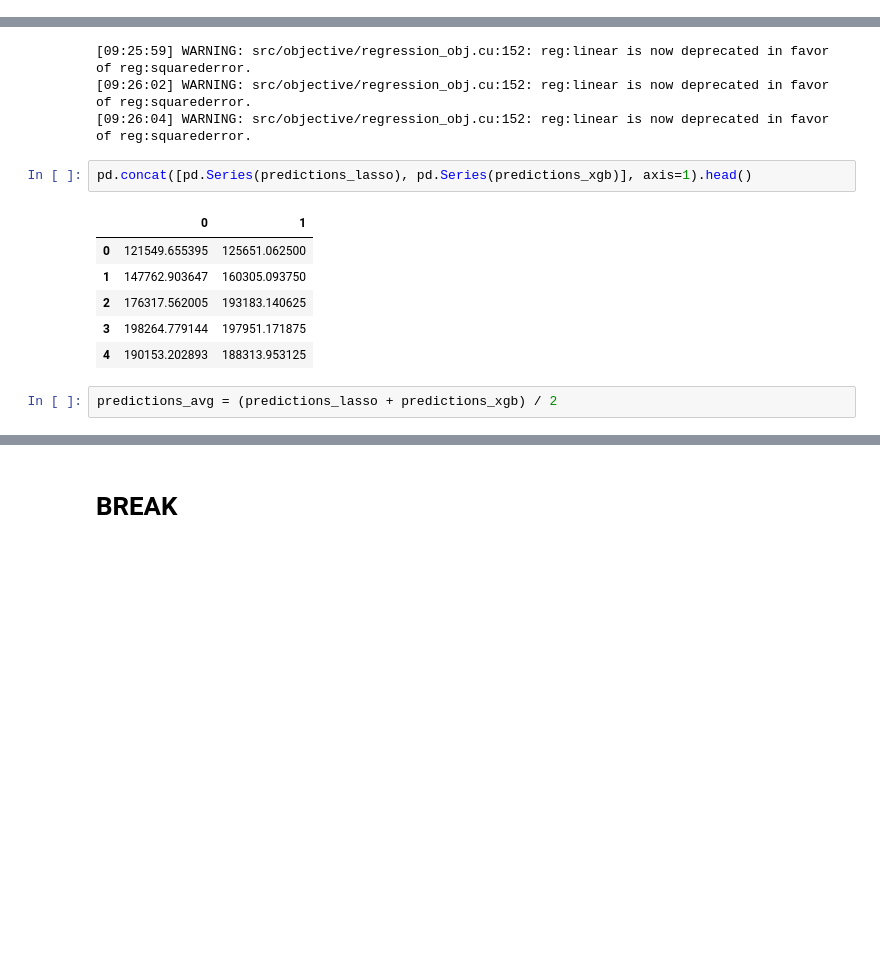
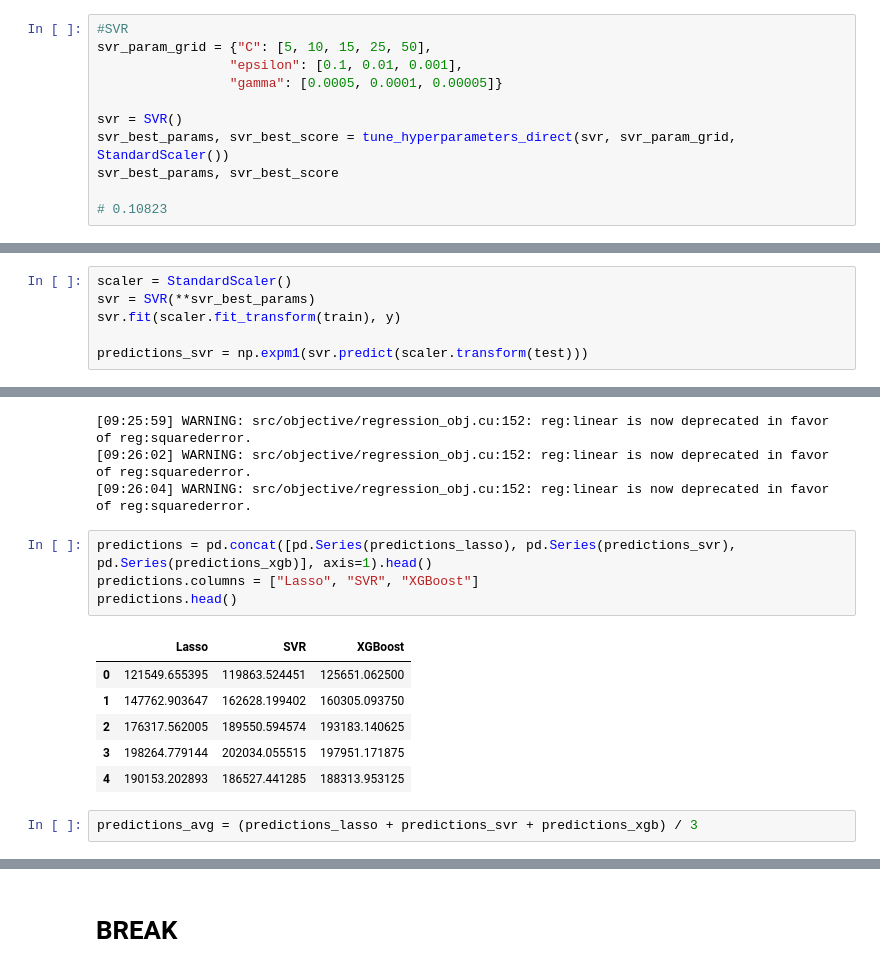
Before and after one commit to amypeniston/kaggle-competitions, a Jupyter notebook: house-prices/2_Data_Prep_Modeling.ipynb, the cells around one changed output, grey strips where cells are left out. Cells and saved outputs as stored; diff of their text form; blank space fills up the shorter version.

Commit message:
Increased LB score by averaging Lasso, SVR, XGB ensemble

```diff
--- a/house-prices/2_Data_Prep_Modeling.ipynb
+++ b/house-prices/2_Data_Prep_Modeling.ipynb
@@ -595,3 +595,14 @@ Fitting 5 folds for each of 25 candidates, totalling 125 fits
 [Parallel(n_jobs=4)]: Done  56 tasks      | elapsed:    0.1s
 [Parallel(n_jobs=4)]: Done 125 out of 125 | elapsed:    0.2s finished
 ({'alpha': 17, 'random_state': 42}, 0.10744)
+# %%
+#SVR
+svr_param_grid = {"C": [5, 10, 15, 25, 50],
+                 "epsilon": [0.1, 0.01, 0.001],
+                 "gamma": [0.0005, 0.0001, 0.00005]}
+
+svr = SVR()
+svr_best_params, svr_best_score = tune_hyperparameters_direct(svr, svr_param_grid, StandardScaler())
+svr_best_params, svr_best_score
+
+# 0.10823
@@ -642,6 +660,12 @@ lasso = Lasso(**lasso_best_params)
 lasso.fit(scaler.fit_transform(train), y)
 
 predictions_lasso = np.expm1(lasso.predict(scaler.transform(test)))
+# %%
+scaler = StandardScaler()
+svr = SVR(**svr_best_params)
+svr.fit(scaler.fit_transform(train), y)
+
+predictions_svr = np.expm1(svr.predict(scaler.transform(test)))
 # %%
 scaler = StandardScaler()
 _ = xgb_best_params.pop("random_state")
@@ -658,16 +682,18 @@ predictions_xgb = np.expm1(xgb_ensemble.predict(scaler.transform(test)))
 [09:26:02] WARNING: src/objective/regression_obj.cu:152: reg:linear is now deprecated in favor of reg:squarederror.
 [09:26:04] WARNING: src/objective/regression_obj.cu:152: reg:linear is now deprecated in favor of reg:squarederror.
 # %%
-pd.concat([pd.Series(predictions_lasso), pd.Series(predictions_xgb)], axis=1).head()
+predictions = pd.concat([pd.Series(predictions_lasso), pd.Series(predictions_svr), pd.Series(predictions_xgb)], axis=1).head()
+predictions.columns = ["Lasso", "SVR", "XGBoost"]
+predictions.head()
 # %% [output]
-|  | 0 | 1 |
-| 0 | 121549.655395 | 125651.062500 |
-| 1 | 147762.903647 | 160305.093750 |
-| 2 | 176317.562005 | 193183.140625 |
-| 3 | 198264.779144 | 197951.171875 |
-| 4 | 190153.202893 | 188313.953125 |
+|  | Lasso | SVR | XGBoost |
+| 0 | 121549.655395 | 119863.524451 | 125651.062500 |
+| 1 | 147762.903647 | 162628.199402 | 160305.093750 |
+| 2 | 176317.562005 | 189550.594574 | 193183.140625 |
+| 3 | 198264.779144 | 202034.055515 | 197951.171875 |
+| 4 | 190153.202893 | 186527.441285 | 188313.953125 |
 # %%
-predictions_avg = (predictions_lasso + predictions_xgb) / 2
+predictions_avg = (predictions_lasso + predictions_svr + predictions_xgb) / 3
 # %%
 predictions_avg
 # %% [output]
```
Also changed, not shown: parts of 4 cells of this notebook, 1 other file.
